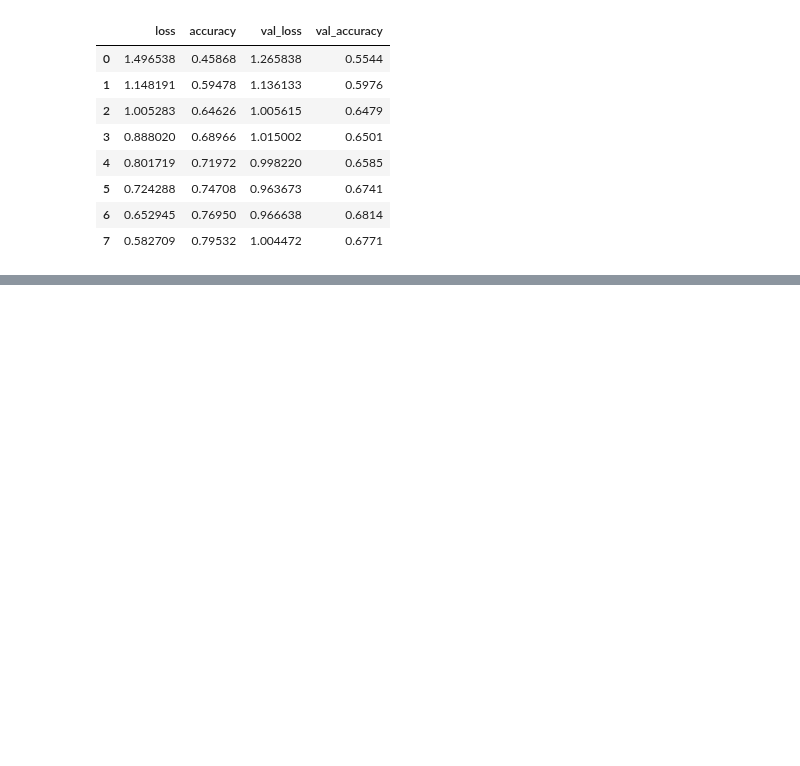
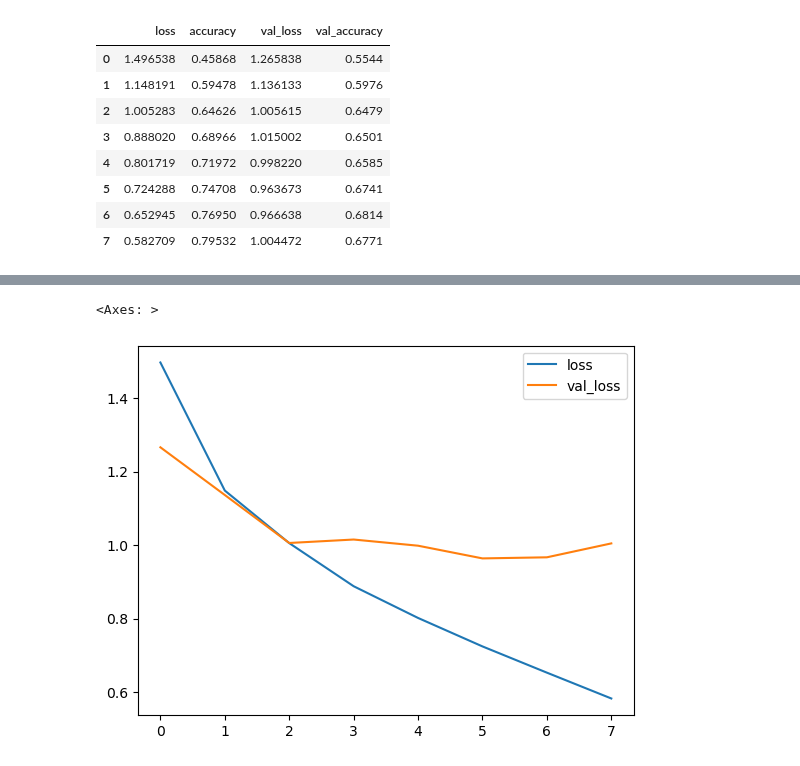
Before and after one commit to dancanyego/Deep-Learning-and-Neural-nets, a Jupyter notebook: CNN/Dealing with colored data.ipynb, the cells around one changed output, grey strips where cells are left out. Saved outputs shown, nothing was run; the diff lists cells and outputs as text; code cells hidden in the pictures; blank space fills up the shorter version.

```diff
--- a/CNN/Dealing with colored data.ipynb
+++ b/CNN/Dealing with colored data.ipynb
@@ -145,0 +155,5 @@ metrics
+# %%
+metrics[['loss','val_loss']].plot()
+# %% [output]
+<Axes: >
+[figure, added]
```
Also changed, not shown: parts of 2 cells of this notebook.
